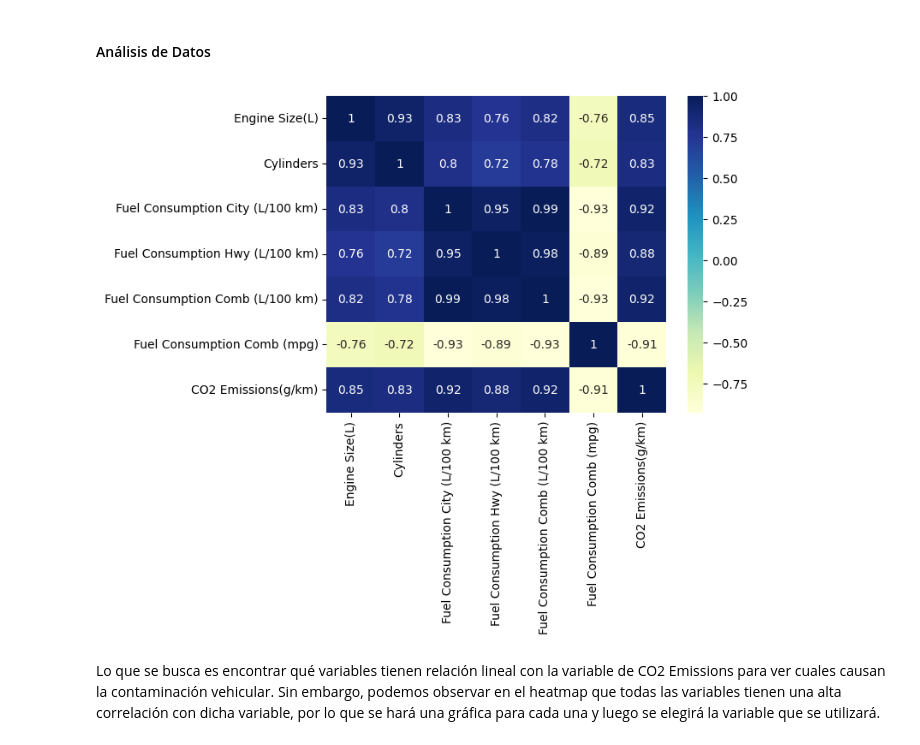
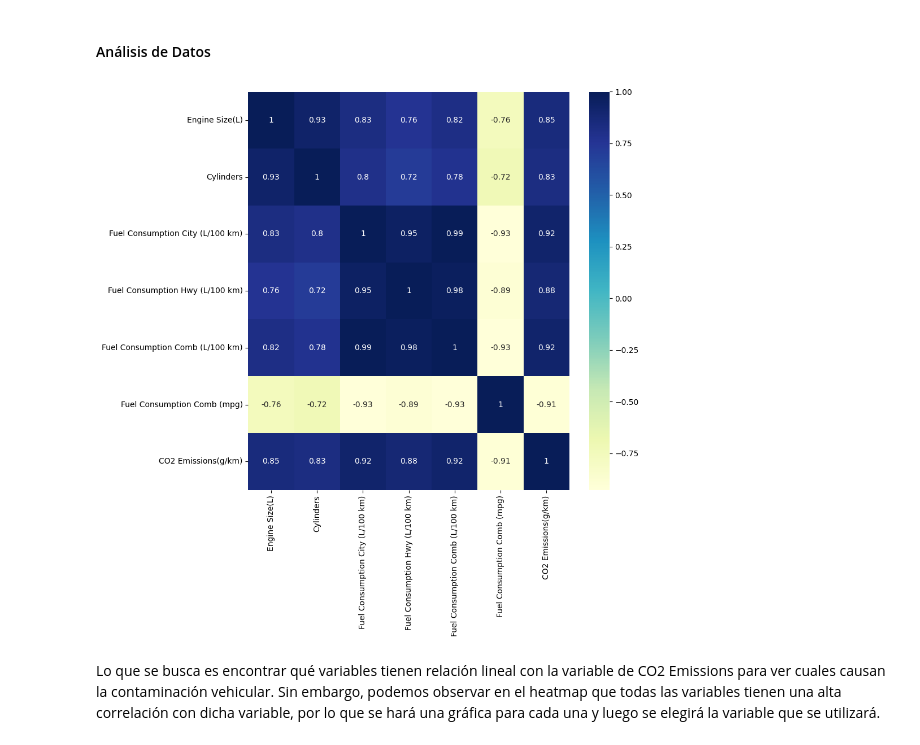
Before and after one commit to fedemedina72/PortafolioTC3006C, a Jupyter notebook: Modulo2/RegresionLineal.ipynb, the cells around one changed output. Cells and saved outputs as stored; diff of their text form; code cells hidden in the pictures.

```diff
--- a/Modulo2/RegresionLineal.ipynb
+++ b/Modulo2/RegresionLineal.ipynb
@@ -80,9 +81,13 @@ dtype: int64
 df = df.drop(columns=["Model", "Make", "Vehicle Class", "Transmission", "Fuel Type"])
 # %%
 # Gráficar un heatmap de correlación
+
+plt.rcParams["figure.figsize"] = [10, 10]
+plt.rcParams["figure.autolayout"] = True
+
 dataplot = sns.heatmap(df.corr(), cmap="YlGnBu", annot=True)
 # %% [output]
-[figure, old version]
+[figure, new version]
 # %% [markdown]
 Lo que se busca es encontrar qué variables tienen relación lineal con la variable de CO2 Emissions para ver cuales causan la contaminación vehicular. Sin embargo, podemos observar en el heatmap que todas las variables tienen una alta correlación con dicha variable, por lo que se hará una gráfica para cada una y luego se elegirá la variable que se utilizará.
 # %%
```
Also changed, not shown: parts of 23 cells of this notebook.
